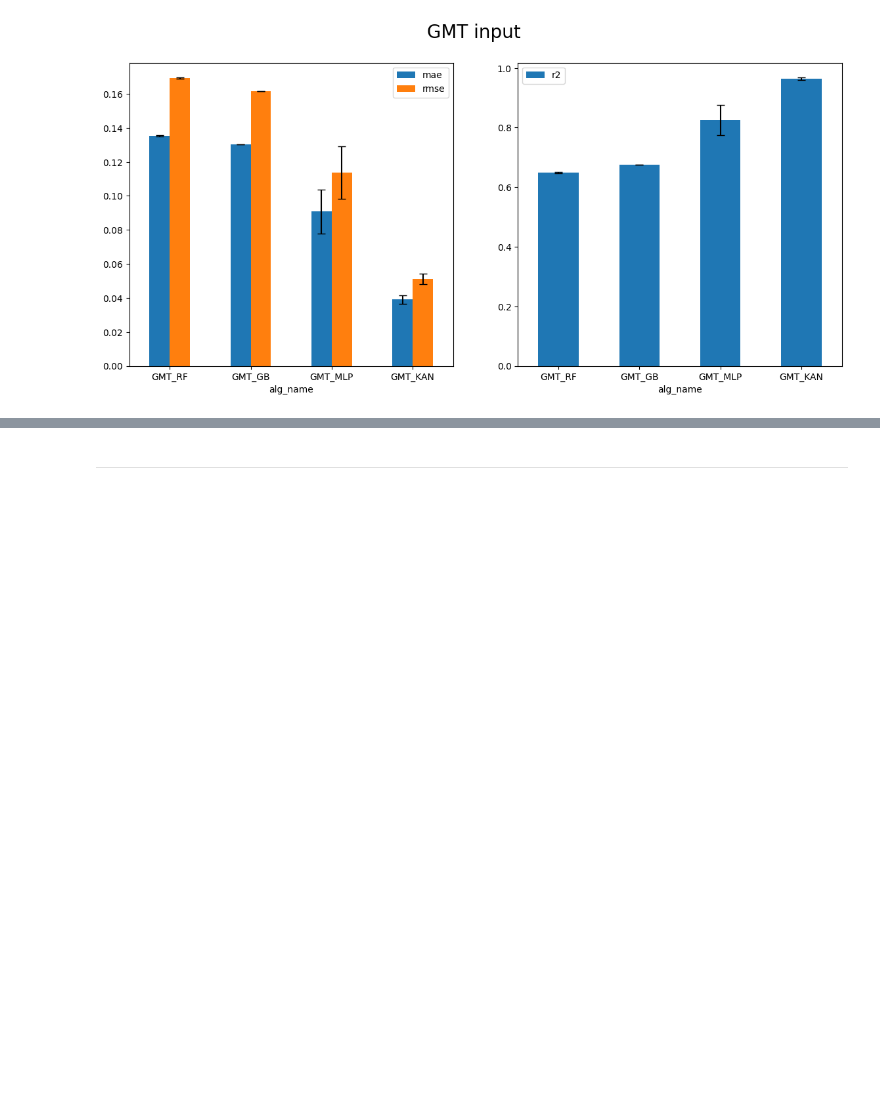
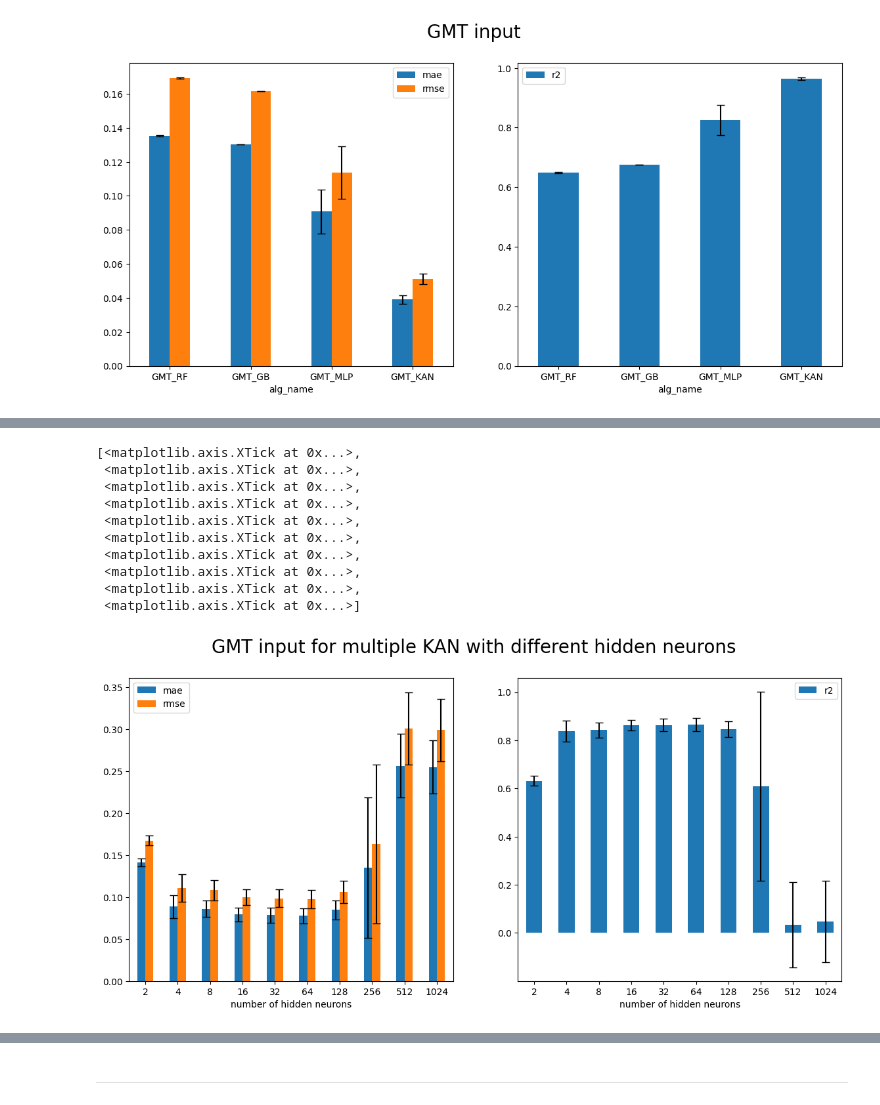
Before and after one commit to Gavr101/KAN_geo, a Jupyter notebook: post_process.ipynb, the cells around one changed output, grey strips where cells are left out. Saved outputs shown, nothing was run; the diff lists cells and outputs as text; code cells hidden in the pictures; blank space fills up the shorter version.

```diff
--- a/post_process.ipynb
+++ b/post_process.ipynb
@@ -109,0 +199,57 @@ bar_plot_full_metr(full_df, title='Gravimetry input, ', tick_order_name=[0,2,3,1
+# %%
+file_name = 'full_metrics_4_NN.xlsx'
+l_color = None
+
+full_df = pd.read_excel(file_name).drop('Unnamed: 0', axis=1)
+
+title='GMT input for multiple KAN with different hidden neurons'
+rot=0
+
+l_add_errors = ['mae', 'rmse']
+l_r2_errors = ['r2']
+
+gp = full_df.drop(['iter'], axis=1).groupby(['alg_name'])
+means = gp.mean()
+errors = gp.std()
+
+key = lambda s: int(str(s).split('_')[-1])
+def pd_key(l_s):
+    l_int=[]
+    for s in l_s:
+        l_int.append(key(s))
+
+    return l_int
+
+means = means.sort_index(key=pd_key)
+errors = errors.sort_index(key=pd_key)
+
+fig, ax = plt.subplots(nrows=1, ncols=2, figsize=(14,6))
+fig.suptitle(title, fontsize=20)
+#atches = ['-', '/', '||', '*', '+']
+#print(means[l_add_errors])
+#ax[0].bar()
+
+means[l_add_errors].plot.bar(yerr=errors[l_add_errors], ax=ax[0], capsize=4, rot=rot, color=l_color)
+means[l_r2_errors].plot.bar(yerr=errors[l_r2_errors], ax=ax[1], capsize=4, rot=rot, color=l_color)
+
+'''
+ax[0].set_xlabel('number of hidden neurons')
+ax[1].set_xlabel('number of hidden neurons')
+'''
+
+ax[0].set_xlabel('number of hidden neurons')
+ax[1].set_xlabel('number of hidden neurons')
+ax[0].set_xticks(range(len(means.index)), pd_key(means.index))
+ax[1].set_xticks(range(len(means.index)), pd_key(means.index))
+# %% [output]
+[<matplotlib.axis.XTick at 0x...>,
+ <matplotlib.axis.XTick at 0x...>,
+ <matplotlib.axis.XTick at 0x...>,
+ <matplotlib.axis.XTick at 0x...>,
+ <matplotlib.axis.XTick at 0x...>,
+ <matplotlib.axis.XTick at 0x...>,
+ <matplotlib.axis.XTick at 0x...>,
+ <matplotlib.axis.XTick at 0x...>,
+ <matplotlib.axis.XTick at 0x...>,
+ <matplotlib.axis.XTick at 0x...>]
+[figure, added]
```
Also changed, not shown: parts of 10 cells of this notebook, 11 other files.
